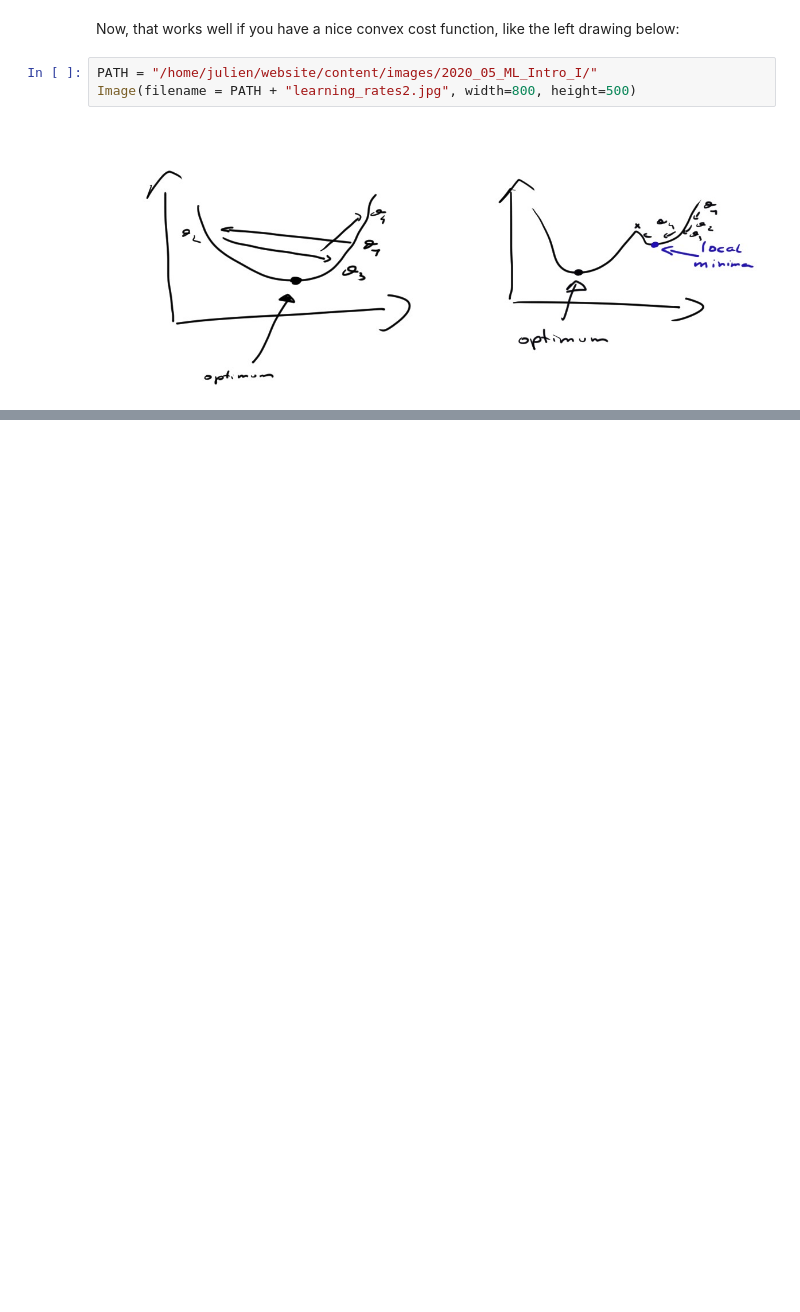
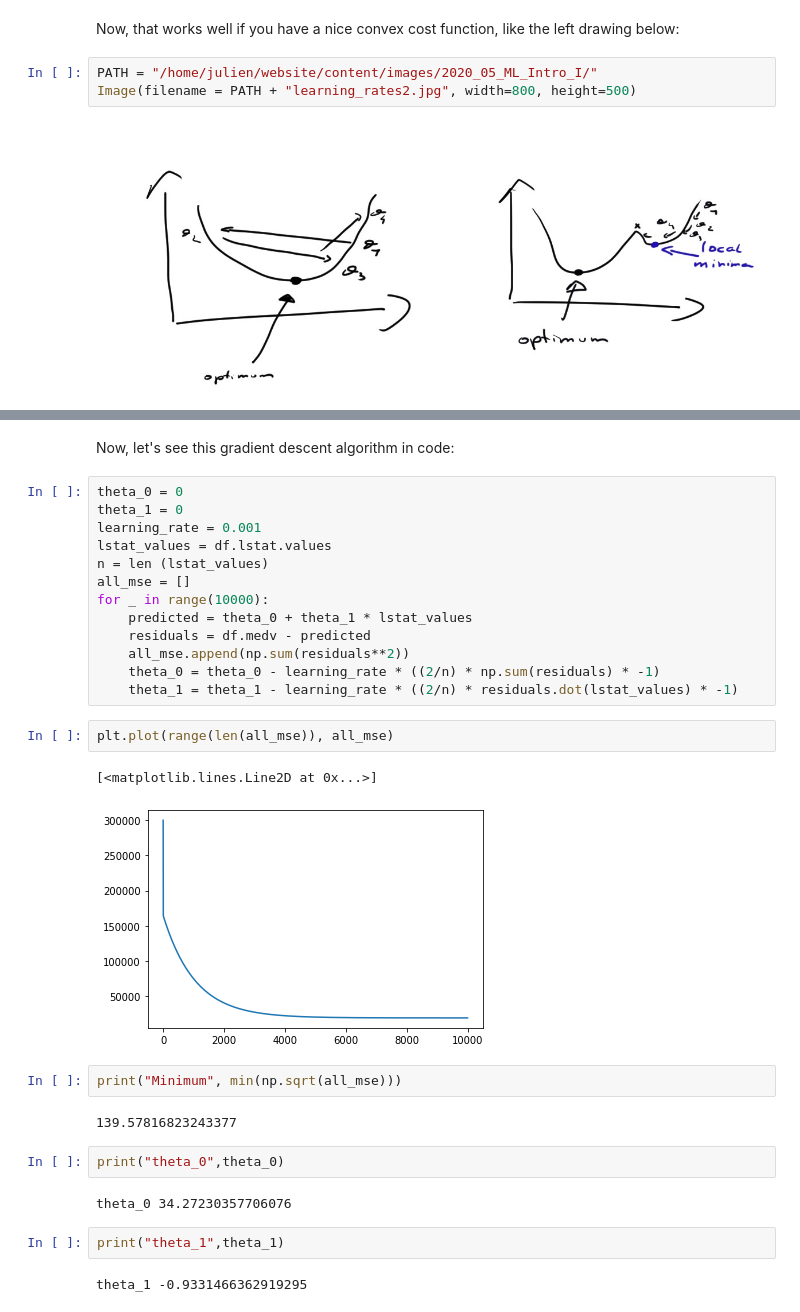
Before and after one commit to juls-dotcom/juls-dotcom.github.io, a Jupyter notebook: content/2020_05_Introduction to Machine Learning I.ipynb, the cells around one changed output, grey strips where cells are left out. Cells and saved outputs as stored; diff of their text form; blank space fills up the shorter version.

```diff
--- a/content/2020_05_Introduction to Machine Learning I.ipynb
+++ b/content/2020_05_Introduction to Machine Learning I.ipynb
@@ -258,0 +302,32 @@ $
+# %% [markdown]
+Now, let's see this gradient descent algorithm in code:
+# %%
+theta_0 = 0
+theta_1 = 0
+learning_rate = 0.001
+lstat_values = df.lstat.values
+n = len (lstat_values)
+all_mse = []
+for _ in range(10000):
+    predicted = theta_0 + theta_1 * lstat_values
+    residuals = df.medv - predicted
+    all_mse.append(np.sum(residuals**2))
+    theta_0 = theta_0 - learning_rate * ((2/n) * np.sum(residuals) * -1)
+    theta_1 = theta_1 - learning_rate * ((2/n) * residuals.dot(lstat_values) * -1)
+# %%
+plt.plot(range(len(all_mse)), all_mse)
+# %% [output]
+[<matplotlib.lines.Line2D at 0x...>]
+[figure, added]
+# %%
+print("Minimum", min(np.sqrt(all_mse)))
+# %% [output]
+139.57816823243377
+# %%
+print("theta_0",theta_0)
+# %% [output]
+theta_0 34.27230357706076
+# %%
+print("theta_1",theta_1)
+# %% [output]
+theta_1 -0.9331466362919295
```
Also changed, not shown: parts of 48 cells of this notebook, 6 other files.
